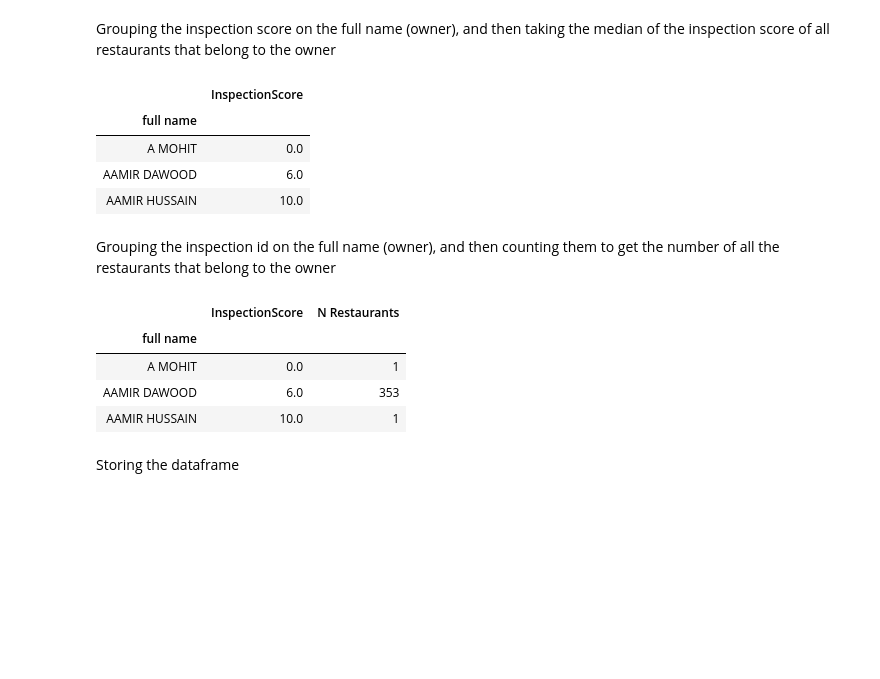
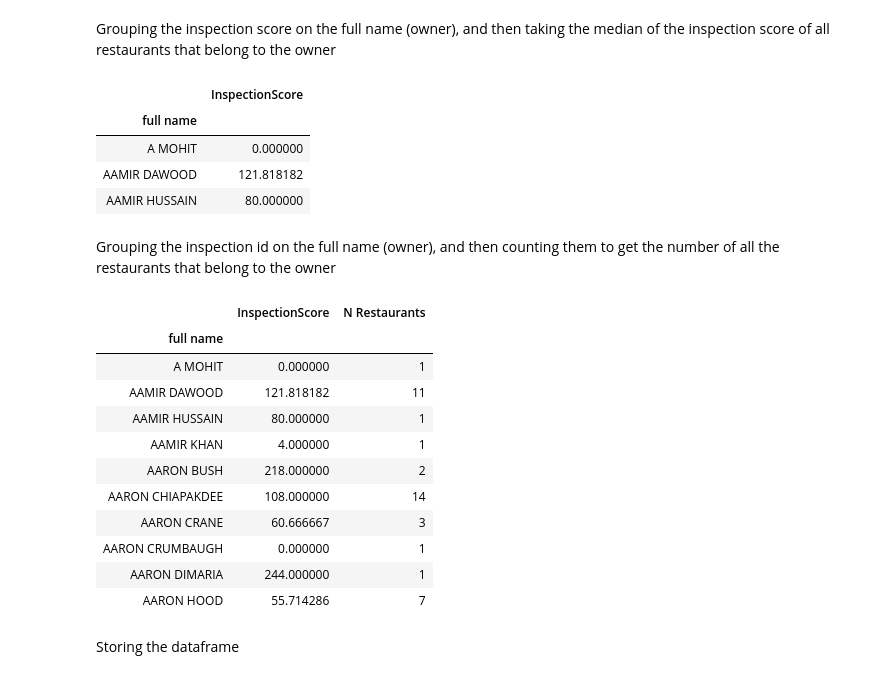
Before and after one commit to clairebilat/ada-2019-project-lost-and-found, a Jupyter notebook: Milestone-3.ipynb, the cells around one changed output. Cells and saved outputs as stored; diff of their text form; code cells hidden in the pictures; blank space fills up the shorter version.

```diff
--- a/Milestone-3.ipynb
+++ b/Milestone-3.ipynb
@@ -1302,11 +1311,7 @@ business.head(3)
 Setting both the indexes of the *business* and the *eat_seat* dataframes we can now merge them together.
 # %%
 business = business.rename(columns= {'license id' : 'License'})
-business = business.set_index('License')
-
-eat_seat = eat_seat.set_index('License')
+eat_seat_2 = pd.merge(eat_seat_facility, business, on = ['License'])
-# %%
-eat_seat_2 = pd.merge(eat_seat, business, right_index = True, left_index = True)
 # %%
 eat_seat_2.head(3)
 # %% [output]
@@ -1358,29 +1351,36 @@ dtype: int64
 # %% [markdown]
 We can see here there is no more missin value for the full name column
 # %%
-license_owner_score_number = license_owner[['full name','InspectionScore']].copy().groupby('full name').median()
+license_owner_score_number = license_owner[['full name','InspectionScore']].copy().groupby('full name').mean()
 # %% [markdown]
 Grouping the inspection score on the full name (owner), and then taking the median of the inspection score of all restaurants that belong to the owner
 # %%
-license_owner_score.head(3)
+license_owner_score_number.head(3)
 # %% [output]
 |  | InspectionScore |
 | full name |  |
-| A MOHIT | 0.0 |
-| AAMIR DAWOOD | 6.0 |
-| AAMIR HUSSAIN | 10.0 |
+| A MOHIT | 0.000000 |
+| AAMIR DAWOOD | 121.818182 |
+| AAMIR HUSSAIN | 80.000000 |
 # %%
-license_owner_score_number['N Restaurants'] = license_owner[['full name','Inspection ID']].copy().groupby('full name').count()['Inspection ID']
+license_owner_score_number['N Restaurants'] = license_owner[['full name','DBA Name']].copy().groupby('full name').count()['DBA Name']
 # %% [markdown]
 Grouping the inspection id on the full name (owner), and then counting them to get the number of all the restaurants that belong to the owner
 # %%
-license_owner_score_number.head(3)
+license_owner_score_number.head(10)
 # %% [output]
 |  | InspectionScore | N Restaurants |
 | full name |  |  |
-| A MOHIT | 0.0 | 1 |
-| AAMIR DAWOOD | 6.0 | 353 |
-| AAMIR HUSSAIN | 10.0 | 1 |
+| A MOHIT | 0.000000 | 1 |
+| AAMIR DAWOOD | 121.818182 | 11 |
+| AAMIR HUSSAIN | 80.000000 | 1 |
+| AAMIR KHAN | 4.000000 | 1 |
+| AARON BUSH | 218.000000 | 2 |
+| AARON CHIAPAKDEE | 108.000000 | 14 |
+| AARON CRANE | 60.666667 | 3 |
+| AARON CRUMBAUGH | 0.000000 | 1 |
+| AARON DIMARIA | 244.000000 | 1 |
+| AARON HOOD | 55.714286 | 7 |
 # %%
 license_owner_score_number.to_csv('license_owner_score_number.csv')
 # %% [markdown]
```
Also changed, not shown: parts of 57 cells of this notebook.
